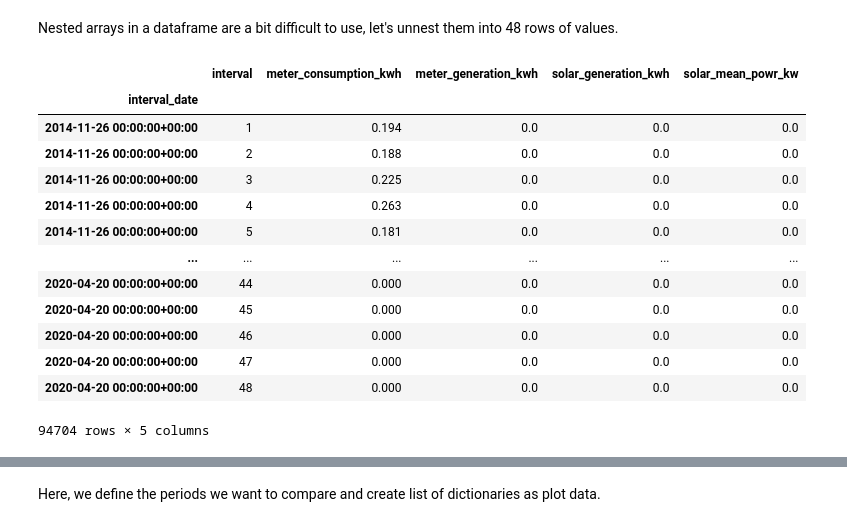
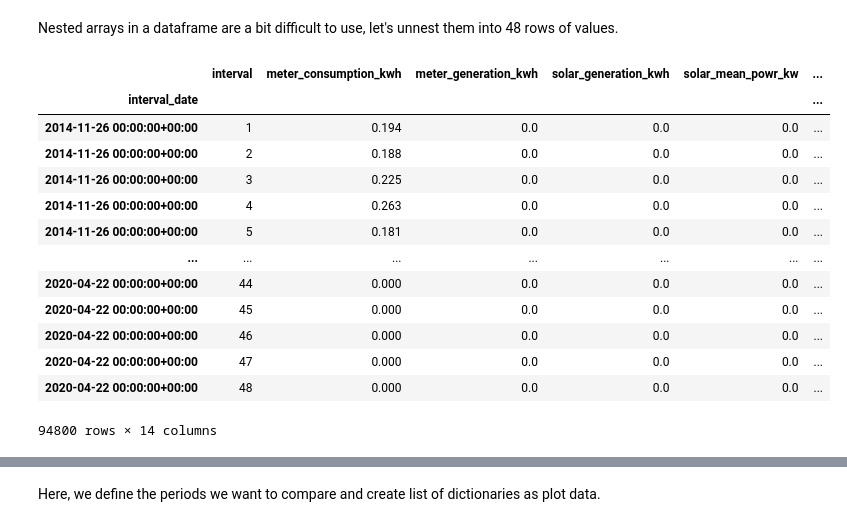
Before and after one commit to tommyli/home-energy, a Jupyter notebook: notebooks/dailies.ipynb, the cells around one changed output, grey strips where cells are left out. Drawn from its saved outputs; the diff is of its cells as text; code cells hidden in the pictures.

```diff
--- a/notebooks/dailies.ipynb
+++ b/notebooks/dailies.ipynb
@@ -46,40 +48,67 @@ unnest them into 48 rows of values.
 # %%
 meter_cons = np.array(df['meter_consumptions_kwh'].values.tolist())
 meter_gens = np.array(df['meter_generations_kwh'].values.tolist())
 solar_gens = np.array(df['solar_generations_kwh'].values.tolist())
 solar_powrs = np.array(df['solar_mean_powrs_kw'].values.tolist())
+solar_devices = np.array(df['solar_devices_reportings'].values.tolist())
+capacities = np.array(df['capacities_kw'].values.tolist())
+charge_quantities = np.array(df['charge_quantities_kwh'].values.tolist())
+deterioration_states = np.array(df['deterioration_states_pct'].values.tolist())
+discharge_quantities = np.array(df['discharge_quantities_kwh'].values.tolist())
+power_at_charges = np.array(df['power_at_charges_kw'].values.tolist())
+residual_capacities = np.array(df['residual_capacities_pct'].values.tolist())
+total_charge_quantities = np.array(df['total_charge_quantities_kwh'].values.tolist())
+total_discharge_quantities = np.array(df['total_discharge_quantities_kwh'].values.tolist())
 interval_dates = np.repeat(df.index.tolist(), meter_cons.shape[1])
 
-df_exploded = pd.DataFrame(np.column_stack((
+numeric_columns = ('meter_consumption_kwh', 'meter_generation_kwh',
+            'solar_generation_kwh', 'solar_mean_powr_kw', 'solar_devices_reporting',
+            'capacitie_kw', 'charge_quantity_kwh', 'deterioration_state_pct',
+            'discharge_quantity_kwh', 'power_at_charge_kw', 'residual_capacity_pct',
+            'total_charge_quantity_kwh', 'total_discharge_quantity_kwh'
+            )
+
+columns = ('interval_date',) + numeric_columns
+
+df_energy = pd.DataFrame(np.column_stack((
     interval_dates,
     meter_cons.ravel(),
     meter_gens.ravel(),
     solar_gens.ravel(),
-    solar_powrs.ravel()
+    solar_powrs.ravel(),
+    solar_devices.ravel(),
+    capacities.ravel(),
+    charge_quantities.ravel(),
+    deterioration_states.ravel(),
+    discharge_quantities.ravel(),
+    power_at_charges.ravel(),
+    residual_capacities.ravel(),
+    total_charge_quantities.ravel(),
+    total_discharge_quantities.ravel(),
     )),
-    columns=['interval_date', 'meter_consumption_kwh', 'meter_generation_kwh', 'solar_generation_kwh', 'solar_mean_powr_kw'],
+    columns=columns,
 )
-df_exploded.reset_index(inplace=True)
-df_exploded.rename(columns={'index':'interval'}, inplace=True)
-df_exploded['interval'] = (df_exploded['interval'] % 48) + 1
-df_exploded.set_index('interval_date', inplace=True)
-df_exploded['meter_consumption_kwh'] = pd.to_numeric(df_exploded['meter_consumption_kwh'])
-df_exploded['meter_generation_kwh'] = pd.to_numeric(df_exploded['meter_generation_kwh'])
-df_exploded['solar_generation_kwh'] = pd.to_numeric(df_exploded['solar_generation_kwh'])
-df_exploded['solar_mean_powr_kw'] = pd.to_numeric(df_exploded['solar_mean_powr_kw'])
-df_exploded
+df_energy.reset_index(inplace=True)
+df_energy.rename(columns={'index':'interval'}, inplace=True)
+df_energy['interval'] = (df_energy['interval'] % 48) + 1
+df_energy.set_index('interval_date', inplace=True)
+
+for nc in numeric_columns:
+    df_energy[nc] = pd.to_numeric(df_energy[nc])
+
+df_energy
 # %% [output]
-|  | interval | meter_consumption_kwh | meter_generation_kwh | solar_generation_kwh | solar_mean_powr_kw |
-| interval_date |  |  |  |  |  |
-| 2014-11-26 00:00:00+00:00 | 1 | 0.194 | 0.0 | 0.0 | 0.0 |
-| 2014-11-26 00:00:00+00:00 | 2 | 0.188 | 0.0 | 0.0 | 0.0 |
-| 2014-11-26 00:00:00+00:00 | 3 | 0.225 | 0.0 | 0.0 | 0.0 |
-| 2014-11-26 00:00:00+00:00 | 4 | 0.263 | 0.0 | 0.0 | 0.0 |
-| 2014-11-26 00:00:00+00:00 | 5 | 0.181 | 0.0 | 0.0 | 0.0 |
-| ... | ... | ... | ... | ... | ... |
-| 2020-04-20 00:00:00+00:00 | 44 | 0.000 | 0.0 | 0.0 | 0.0 |
-| 2020-04-20 00:00:00+00:00 | 45 | 0.000 | 0.0 | 0.0 | 0.0 |
-| 2020-04-20 00:00:00+00:00 | 46 | 0.000 | 0.0 | 0.0 | 0.0 |
-| 2020-04-20 00:00:00+00:00 | 47 | 0.000 | 0.0 | 0.0 | 0.0 |
-| 2020-04-20 00:00:00+00:00 | 48 | 0.000 | 0.0 | 0.0 | 0.0 |
+|  | interval | meter_consumption_kwh | meter_generation_kwh | solar_generation_kwh | solar_mean_powr_kw | ... |
+| interval_date |  |  |  |  |  | ... |
+| 2014-11-26 00:00:00+00:00 | 1 | 0.194 | 0.0 | 0.0 | 0.0 | ... |
+| 2014-11-26 00:00:00+00:00 | 2 | 0.188 | 0.0 | 0.0 | 0.0 | ... |
+| 2014-11-26 00:00:00+00:00 | 3 | 0.225 | 0.0 | 0.0 | 0.0 | ... |
+| 2014-11-26 00:00:00+00:00 | 4 | 0.263 | 0.0 | 0.0 | 0.0 | ... |
+| 2014-11-26 00:00:00+00:00 | 5 | 0.181 | 0.0 | 0.0 | 0.0 | ... |
+| ... | ... | ... | ... | ... | ... | ... |
+| 2020-04-22 00:00:00+00:00 | 44 | 0.000 | 0.0 | 0.0 | 0.0 | ... |
+| 2020-04-22 00:00:00+00:00 | 45 | 0.000 | 0.0 | 0.0 | 0.0 | ... |
+| 2020-04-22 00:00:00+00:00 | 46 | 0.000 | 0.0 | 0.0 | 0.0 | ... |
+| 2020-04-22 00:00:00+00:00 | 47 | 0.000 | 0.0 | 0.0 | 0.0 | ... |
+| 2020-04-22 00:00:00+00:00 | 48 | 0.000 | 0.0 | 0.0 | 0.0 | ... |
-94704 rows × 5 columns
+94800 rows × 14 columns
```
Also changed, not shown: parts of 5 cells of this notebook, 2 other files.
